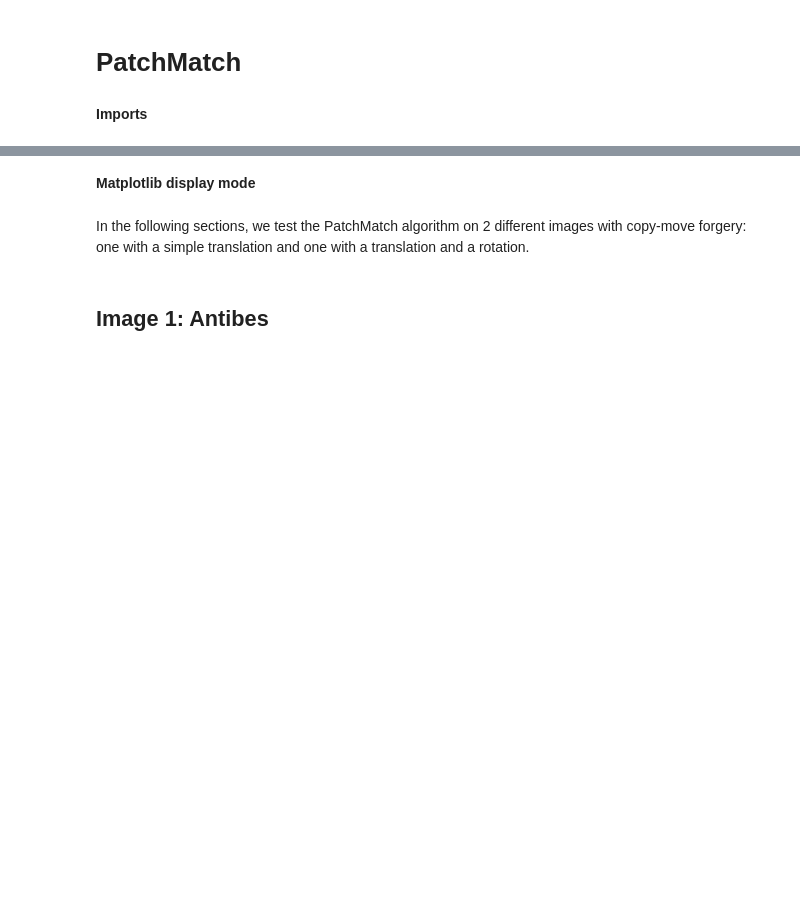
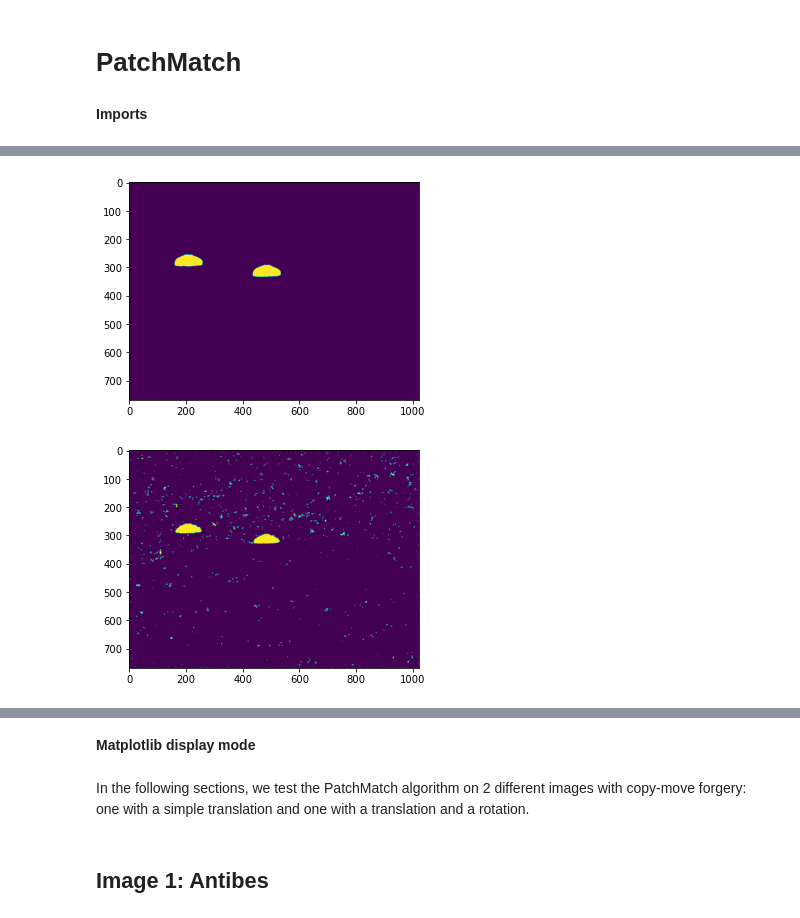
Before and after one commit to decarpentierg/patchmatch, a Jupyter notebook: notebooks/test.ipynb, the cells around one changed output, grey strips where cells are left out. Saved outputs shown, nothing was run; the diff lists cells and outputs as text; code cells hidden in the pictures; blank space fills up the shorter version.

```diff
--- a/notebooks/test.ipynb
+++ b/notebooks/test.ipynb
@@ -106,0 +112,15 @@ plt.imshow(mask)
+# %%
+indice = np.where(mask>=0)
+I = indice[0]
+J = indice[1]
+m = A['m']
+n = A['n']
+indice_arrive = (np.array(indice) + vect_field[indice].T)
+mask_arrive = mask[(indice_arrive[0],indice_arrive[1])]
+plt.imshow(mask)
+plt.show()
+plt.imshow(mask_arrive.reshape((m,n)))
+plt.show()
+# %% [output]
+[figure, added]
+[figure, added]
```
Also changed, not shown: parts of 14 cells of this notebook, 1 other file.
